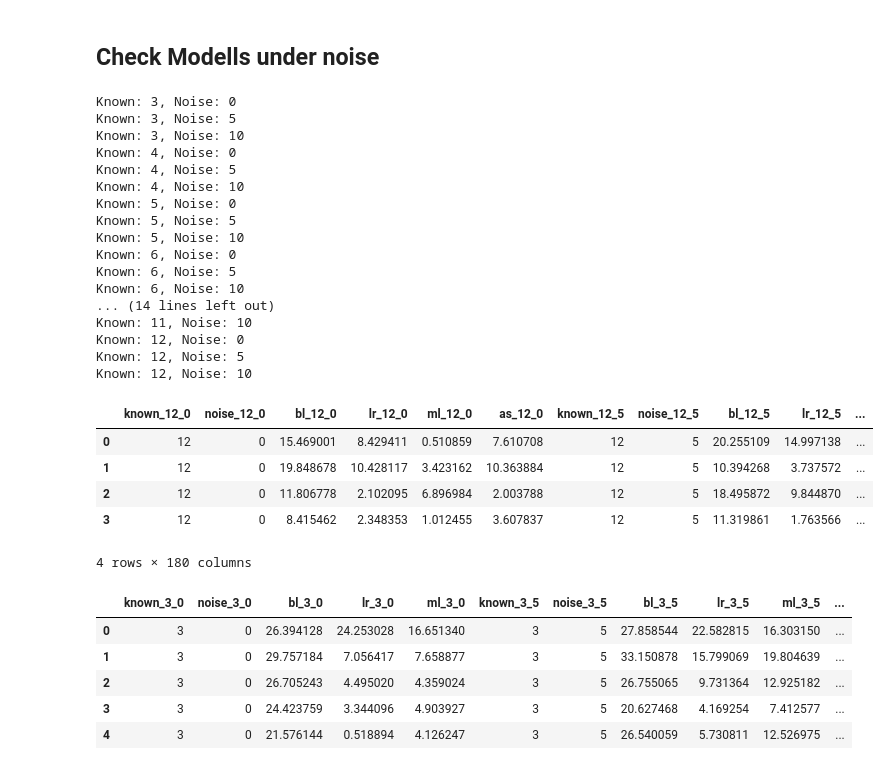
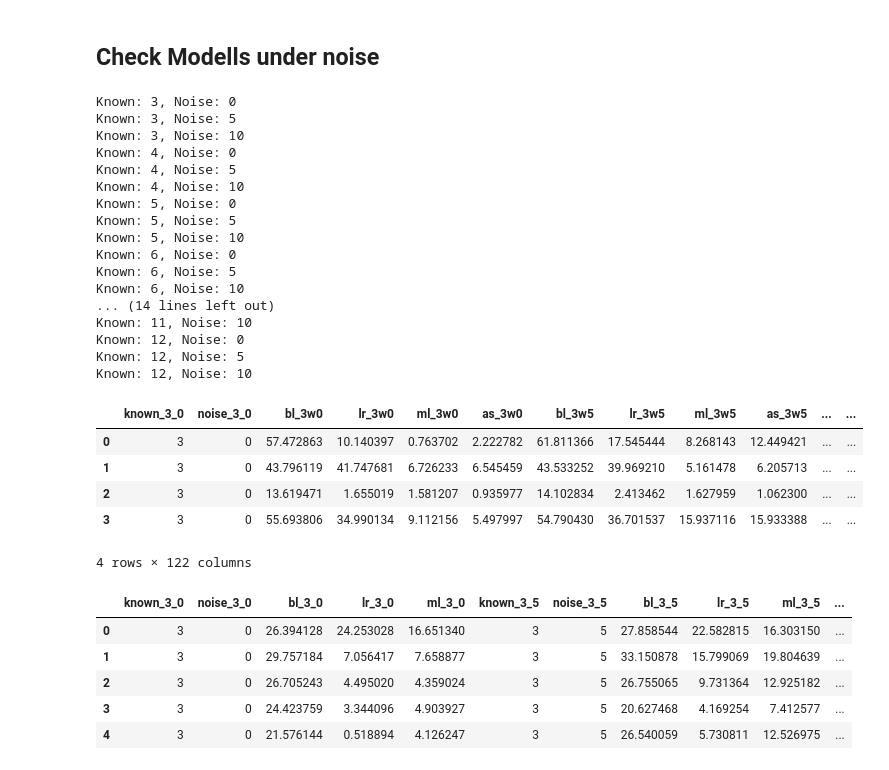
Before and after one commit to SeseRau/py-ma-git, a Jupyter notebook: notebooks/Modelling.ipynb, the cells around one changed output. Saved outputs shown, nothing was run; the diff lists cells and outputs as text; code cells hidden in the pictures.

```diff
--- a/notebooks/Modelling.ipynb
+++ b/notebooks/Modelling.ipynb
@@ -382,28 +512,29 @@ import numpy as np
 import pandas as pd
 
 folder = "../workdir/AIS-ModelFrames/"
+filename = f"aisdk-2023-11-08_1_kkn"
 #filename = f"aisdk-2023-11-08-xs_2_kkn"
 #filename = "aisdk-2023-11-08-s_2_kkn"
-filename = 'aisdk-2023-11-08-xs_3_kkn'
+#filename = 'aisdk-2023-11-08-xs_3_kkn'
 #filename = "aisdk-2023-11-08-6xs_2_kkn"
 
-for known in range(12, 2, -1):
+for known in range(3, 13, 1):
     for noise in range(0, 11, 5):
         test = pd.read_csv(f"{folder}{filename}_test_{known}_{noise}.csv")
 
         test_y = test.loc[:,["output_x","output_y"]]
         test_x = test.drop(columns=["output_x","output_y"])
 
-        if known == 12 and noise == 0:
-            df_res = test_y.copy()
+        #if known == 12 and noise == 0:
+        #    df_res = test_y.copy()
 
-            df_res.rename(columns={"output_x": f"known_{known}_0", "output_y": f"noise_{known}_0"}, inplace=True)
+        #    df_res.rename(columns={"output_x": f"known_{known}_0", "output_y": f"noise_{known}_0"}, inplace=True)
 
-            df_res[f"known_{known}_0"] = known
-            df_res[f"noise_{known}_0"] = noise
-        else:
-            df_res[f"known_{known}_{noise}"] = known
-            df_res[f"noise_{known}_{noise}"] = noise
+        #    df_res[f"known_{known}w0"] = known
+        #    df_res[f"noise_{known}w0"] = noise
+        #else:
+        #    df_res[f"known_{known}_{noise}"] = known
+        #    df_res[f"noise_{known}_{noise}"] = noise
 
 
         #df_bl = pd.DataFrame()
@@ -417,7 +548,7 @@ for known in range(12, 2, -1):
 
 
         dummy_prediction = test_x.loc[:,[f"input_{known-1}_x", f"input_{known-1}_y"]]
-        df_res[f"bl_{known}_{noise}"] = np.sqrt((test_y["output_x"] - dummy_prediction[f"input_{known-1}_x"])**2 + (test_y["output_y"] - dummy_prediction[f"input_{known-1}_y"])**2)
+        df_res[f"bl_{known}w{noise}"] = np.sqrt((test_y["output_x"] - dummy_prediction[f"input_{known-1}_x"])**2 + (test_y["output_y"] - dummy_prediction[f"input_{known-1}_y"])**2)
         #df_bl[f"bl_{known}_{noise}"] = np.sqrt((test_y["output_x"] - dummy_prediction[f"input_{known-1}_x"])**2 + (test_y["output_y"] - dummy_prediction[f"input_{known-1}_y"])**2)
         #print(df_res[f"bl_{known}_{noise}"].describe())
 
@@ -427,7 +558,7 @@ for known in range(12, 2, -1):
         linReg = pickle.load(open(f"../workdir/AIS-TrainedModel/{filename}_lin_{known}_0.csv", 'rb'))
         df = pd.DataFrame(linReg.predict(test_x))
         df.columns = [f"lin_x_{known}_{noise}", f"lin_y_{known}_{noise}"]
-        df_res[f"lr_{known}_{noise}"] = np.sqrt((test_y["output_x"] - df[f"lin_x_{known}_{noise}"])**2 + (test_y["output_y"] - df[f"lin_y_{known}_{noise}"])**2)
+        df_res[f"lr_{known}w{noise}"] = np.sqrt((test_y["output_x"] - df[f"lin_x_{known}_{noise}"])**2 + (test_y["output_y"] - df[f"lin_y_{known}_{noise}"])**2)
         #df_lr[f"lr_{known}_{noise}"] = np.sqrt((test_y["output_x"] - df[f"lin_x_{known}_{noise}"])**2 + (test_y["output_y"] - df[f"lin_y_{known}_{noise}"])**2)
 
 
@@ -438,16 +569,16 @@ for known in range(12, 2, -1):
         mlppipe = pickle.load(open(f"../workdir/AIS-TrainedModel/{filename}_mlp_{known}_0.csv", 'rb'))
         df = pd.DataFrame(mlppipe.predict(test_x))
         df.columns = [f"mlp_x_{known}_{noise}", f"mlp_y_{known}_{noise}"]
-        df_res[f"ml_{known}_{noise}"] = np.sqrt((test_y["output_x"] - df[f"mlp_x_{known}_{noise}"])**2 + (test_y["output_y"] - df[f"mlp_y_{known}_{noise}"])**2)
+        df_res[f"ml_{known}w{noise}"] = np.sqrt((test_y["output_x"] - df[f"mlp_x_{known}_{noise}"])**2 + (test_y["output_y"] - df[f"mlp_y_{known}_{noise}"])**2)
         #df_ml[f"ml_{known}_{noise}"] = np.sqrt((test_y["output_x"] - df[f"mlp_x_{known}_{noise}"])**2 + (test_y["output_y"] - df[f"mlp_y_{known}_{noise}"])**2)
         #print(df_res[f"ml_{known}_{noise}"].describe())
 
         # # AutoSklearn
 
-        # automl = pickle.load(open(f"../workdir/AIS-TrainedModel/{filename}_autosk_{known}_0_14400_6144.csv", 'rb')) # 18000 10240 # 14400_6144
-        # df = pd.DataFrame(automl.predict(test_x))
-        # df.columns = [f"autosk_x_{known}_{noise}", f"autosk_y_{known}_{noise}"]
-        # df_res[f"as_{known}_{noise}"] = np.sqrt((test_y["output_x"] - df[f"autosk_x_{known}_{noise}"])**2 + (test_y["output_y"] - df[f"autosk_y_{known}_{noise}"])**2)
+        automl = pickle.load(open(f"../workdir/AIS-TrainedModel/{filename}_autosk_{known}_0_18000_10240.csv", 'rb')) # 18000 10240 # 14400_6144
+        df = pd.DataFrame(automl.predict(test_x))
+        df.columns = [f"autosk_x_{known}_{noise}", f"autosk_y_{known}_{noise}"]
+        df_res[f"as_{known}w{noise}"] = np.sqrt((test_y["output_x"] - df[f"autosk_x_{known}_{noise}"])**2 + (test_y["output_y"] - df[f"autosk_y_{known}_{noise}"])**2)
         # #print(df_res[f"as_{known}_{noise}"].describe())
 
         df_tmp = df_res.copy()
@@ -461,39 +592,39 @@ for known in range(12, 2, -1):
         #df_res.assign(**df_tmp)
 
         df_tmp = df_res.copy()
         df_res = df_tmp.copy()
 
         print(f"Known: {known}, Noise: {noise}")
 
 
 
 
 df_res.to_csv(f"../workdir/AIS-TrainedModel/{filename}_result_18000_10240.csv", index=False)
 df_res.head(4)
 # %% [output]
 Known: 3, Noise: 0
 Known: 3, Noise: 5
 Known: 3, Noise: 10
 Known: 4, Noise: 0
 Known: 4, Noise: 5
 Known: 4, Noise: 10
 Known: 5, Noise: 0
 Known: 5, Noise: 5
 Known: 5, Noise: 10
 Known: 6, Noise: 0
 Known: 6, Noise: 5
 Known: 6, Noise: 10
 ... (14 lines left out)
 Known: 11, Noise: 10
 Known: 12, Noise: 0
 Known: 12, Noise: 5
 Known: 12, Noise: 10
-|  | known_12_0 | noise_12_0 | bl_12_0 | lr_12_0 | ml_12_0 | as_12_0 | known_12_5 | noise_12_5 | bl_12_5 | lr_12_5 | ... |
-| 0 | 12 | 0 | 15.469001 | 8.429411 | 0.510859 | 7.610708 | 12 | 5 | 20.255109 | 14.997138 | ... |
-| 1 | 12 | 0 | 19.848678 | 10.428117 | 3.423162 | 10.363884 | 12 | 5 | 10.394268 | 3.737572 | ... |
-| 2 | 12 | 0 | 11.806778 | 2.102095 | 6.896984 | 2.003788 | 12 | 5 | 18.495872 | 9.844870 | ... |
-| 3 | 12 | 0 | 8.415462 | 2.348353 | 1.012455 | 3.607837 | 12 | 5 | 11.319861 | 1.763566 | ... |
+|  | known_3_0 | noise_3_0 | bl_3w0 | lr_3w0 | ml_3w0 | as_3w0 | bl_3w5 | lr_3w5 | ml_3w5 | as_3w5 | ... | ... |
+| 0 | 3 | 0 | 57.472863 | 10.140397 | 0.763702 | 2.222782 | 61.811366 | 17.545444 | 8.268143 | 12.449421 | ... | ... |
+| 1 | 3 | 0 | 43.796119 | 41.747681 | 6.726233 | 6.545459 | 43.533252 | 39.969210 | 5.161478 | 6.205713 | ... | ... |
+| 2 | 3 | 0 | 13.619471 | 1.655019 | 1.581207 | 0.935977 | 14.102834 | 2.413462 | 1.627959 | 1.062300 | ... | ... |
+| 3 | 3 | 0 | 55.693806 | 34.990134 | 9.112156 | 5.497997 | 54.790430 | 36.701537 | 15.937116 | 15.933388 | ... | ... |
-4 rows × 180 columns
+4 rows × 122 columns
 # %%
 df_res.head()
 # %% [output]
```
Also changed, not shown: parts of 2 cells of this notebook, 1 other file.
